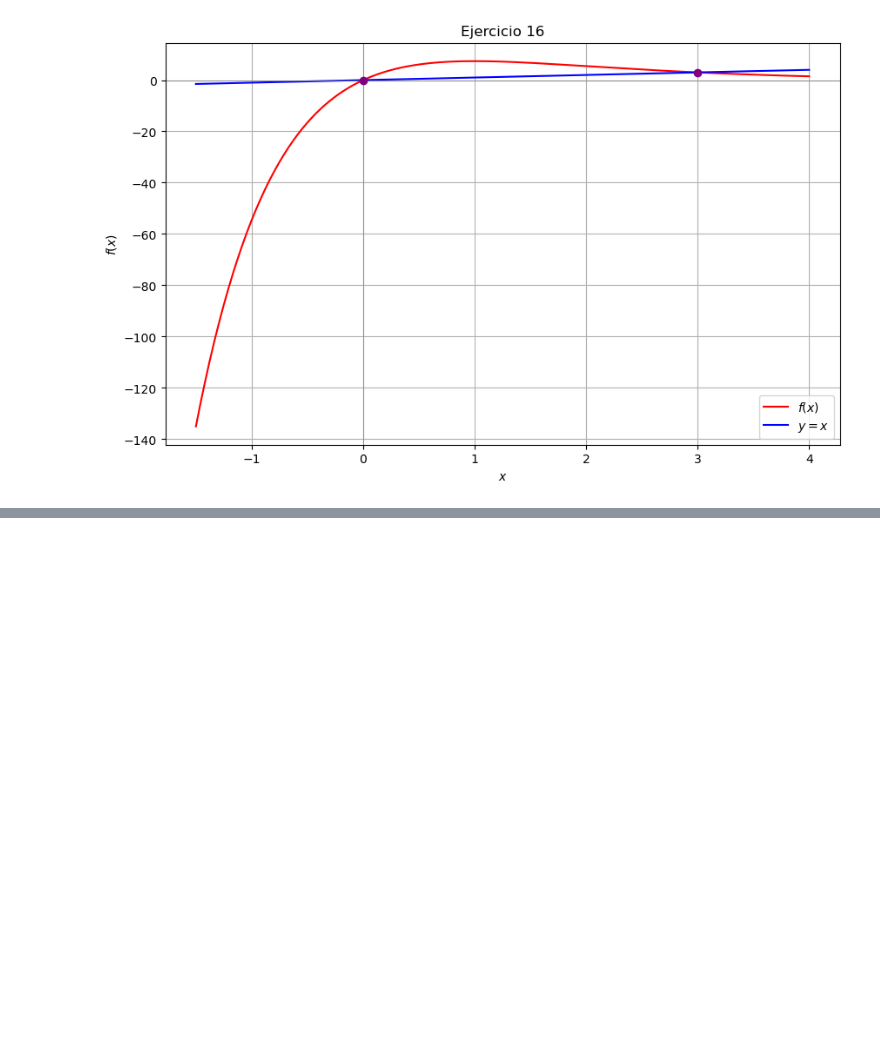
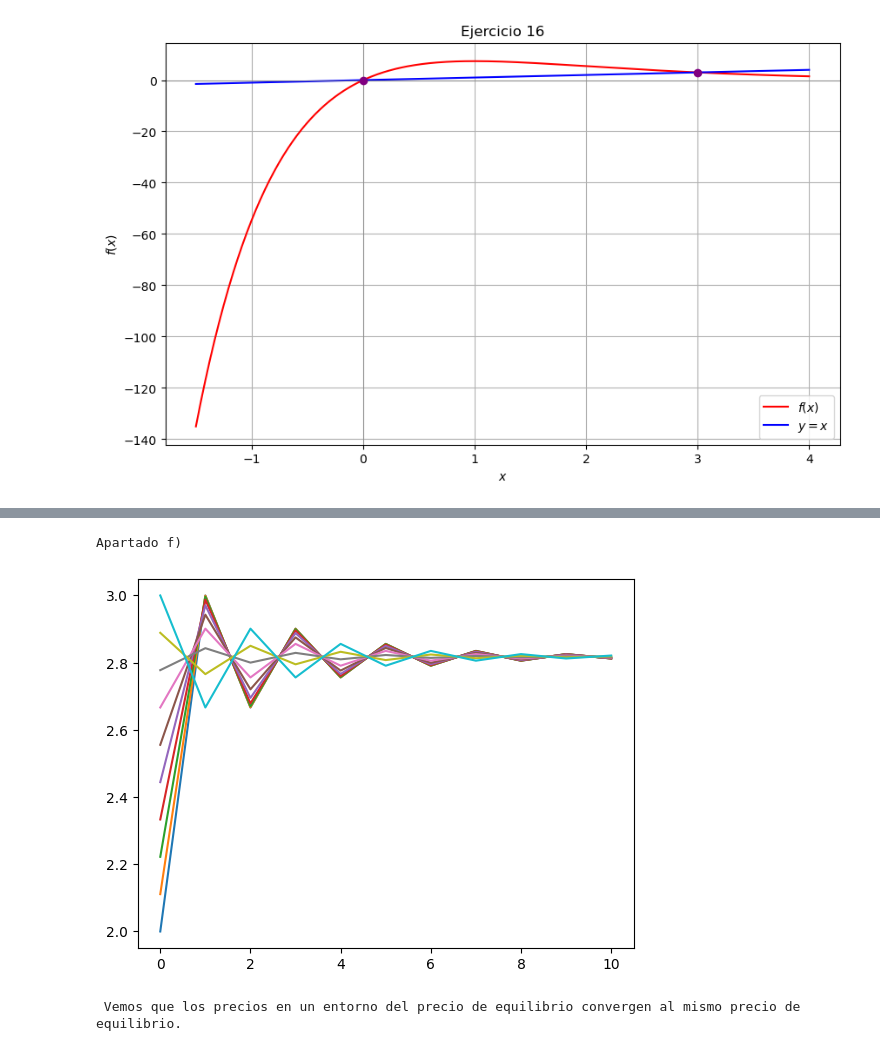
Before and after one commit to roberlks/ModelosMatematicos, a Jupyter notebook: Relacion2.ipynb, the cells around one changed output, grey strips where cells are left out. Cells and saved outputs as stored; diff of their text form; code cells hidden in the pictures; blank space fills up the shorter version.

```diff
--- a/Relacion2.ipynb
+++ b/Relacion2.ipynb
@@ -1028,0 +1216,12 @@ plt.show()
+# %%
+print("Apartado e)\n\n")
+
+n_iteraciones = 10
+actual_sol = sol.evalf()  # Evaluamos sol inicialmente
+for i in range(n_iteraciones):
+    next_sol = f_1.subs(x, actual_sol).evalf()
+    print("Iteración {}: f({}) = {}".format(i, actual_sol, next_sol))
+    actual_sol = next_sol
+
+# Si aumentamos el número de iteraciones los valores pueden fluctuar, pero lo atribuimos al error de precisión en los cálculos.
+print("\nObservamos que el 2-ciclo se mantiene constante, luego el precio de equilibrio no es un atractor global.")
@@ -1028,0 +1244,20 @@ plt.show()
+# %%
+print("Apartado f)\n\n")
+
+n_iteraciones = 10
+p_iniciales = np.linspace(2,3,n_iteraciones)
+
+# Se toman tantos precios iniciales como nº de iteraciones hayan. Por cada precio inicial, calculamos hasta x_{n_iteraciones} para observar
+# su evolución.
+for p in p_iniciales:
+    arr = [p]
+    for i in range(n_iteraciones):
+        arr.append(f.subs(x, arr[i]))
+    plt.plot(arr)
+plt.show(arr)
+
+print("\n Vemos que los precios en un entorno del precio de equilibrio convergen al mismo precio de equilibrio.")
+# %% [output]
+Apartado f)
+[figure, added]
+ Vemos que los precios en un entorno del precio de equilibrio convergen al mismo precio de equilibrio.
```
Also changed, not shown: parts of 9 cells of this notebook.
